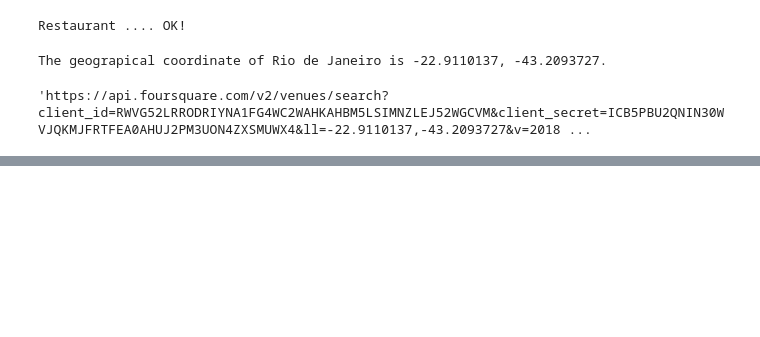
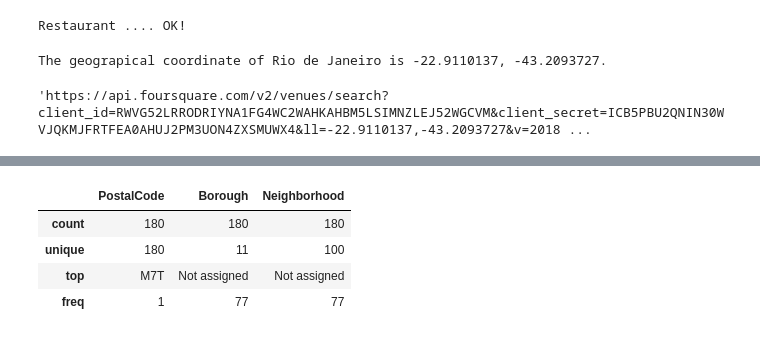
Before and after one commit to srirampamerla/coursera-project-capstone, a Jupyter notebook: The Battle of Neighborhoods (week-1)part-2.ipynb, the cells around one changed output, grey strips where cells are left out. Drawn from its saved outputs; the diff is of its cells as text; code cells hidden in the pictures; blank space fills up the shorter version.

```diff
--- a/The Battle of Neighborhoods (week-1)part-2.ipynb
+++ b/The Battle of Neighborhoods (week-1)part-2.ipynb
@@ -184,0 +233,8 @@ venues_map
+# %%
+df.describe()
+# %% [output]
+|  | PostalCode | Borough | Neighborhood |
+| count | 180 | 180 | 180 |
+| unique | 180 | 11 | 100 |
+| top | M7T | Not assigned | Not assigned |
+| freq | 1 | 77 | 77 |
```
Also changed, not shown: parts of 11 cells of this notebook.
